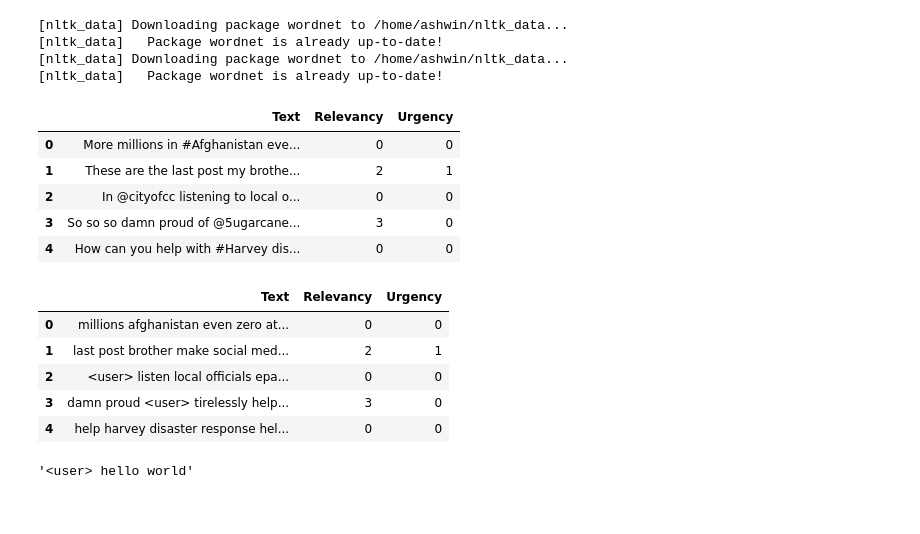
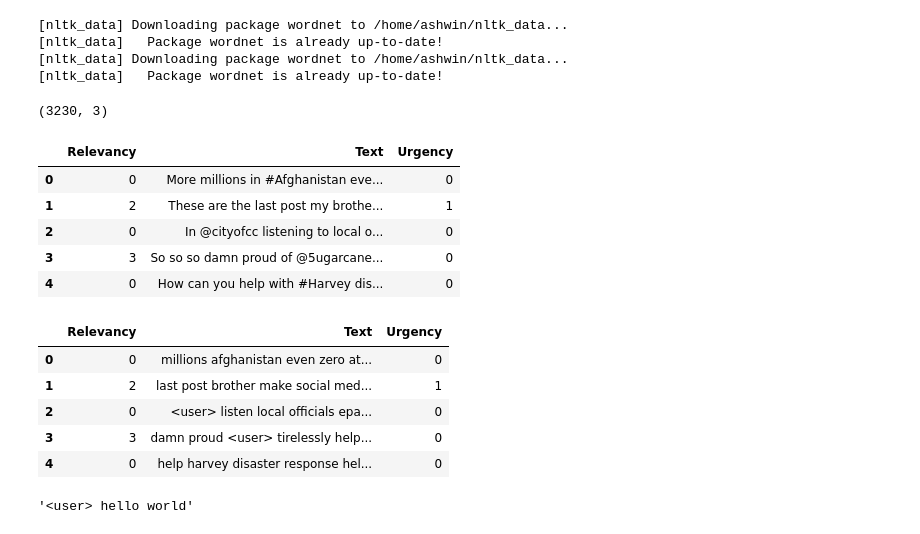
Before and after one commit to shenoy10/Harvey_Machine_Learning, a Jupyter notebook: Embedding_Model.ipynb, the cells around one changed output. Cells and saved outputs as stored; diff of their text form; code cells hidden in the pictures.

Commit message:
mturk preprocessing and updated code to include new mturk tweets

```diff
--- a/Embedding_Model.ipynb
+++ b/Embedding_Model.ipynb
@@ -109,29 +109,35 @@ def process_tweet(tweet, tknzr, sym_spell=None, advanced=False):
 [nltk_data] Downloading package wordnet to /home/ashwin/nltk_data...
 [nltk_data]   Package wordnet is already up-to-date!
 # %%
-df = pd.read_csv('data/labeled_prelim.csv').dropna()
+df = pd.read_csv('data/labeled_prelim.csv').dropna().astype(
+        {'Relevancy':np.int32, 'Urgency':np.int32}).reset_index(drop=True)
 df.pop('Id')
-df = df.astype({'Relevancy':np.int32, 'Urgency':np.int32}).reset_index(drop=True)
+
+df2 = pd.read_csv('data/mturk_results_0-2000_processed.csv')
+df = pd.concat([df, df2], ignore_index=True)
+
+print(df.shape)
 df.head()
 # %% [output]
+(3230, 3)
-|  | Text | Relevancy | Urgency |
-| 0 | More millions in #Afghanistan eve... | 0 | 0 |
-| 1 | These are the last post my brothe... | 2 | 1 |
-| 2 | In @cityofcc listening to local o... | 0 | 0 |
-| 3 | So so so damn proud of @5ugarcane... | 3 | 0 |
-| 4 | How can you help with #Harvey dis... | 0 | 0 |
+|  | Relevancy | Text | Urgency |
+| 0 | 0 | More millions in #Afghanistan eve... | 0 |
+| 1 | 2 | These are the last post my brothe... | 1 |
+| 2 | 0 | In @cityofcc listening to local o... | 0 |
+| 3 | 3 | So so so damn proud of @5ugarcane... | 0 |
+| 4 | 0 | How can you help with #Harvey dis... | 0 |
 # %%
 #sym_spell = create_symspell(2,7,'data/frequency_dictionary_en_82_765.txt')
 tknzr = TweetTokenizer(strip_handles=False, reduce_len=True)
 df['Text'] = df['Text'].map(lambda x: process_tweet(x, tknzr, None, True))
 df.head()
 # %% [output]
-|  | Text | Relevancy | Urgency |
-| 0 | millions afghanistan even zero at... | 0 | 0 |
-| 1 | last post brother make social med... | 2 | 1 |
-| 2 | <user> listen local officials epa... | 0 | 0 |
-| 3 | damn proud <user> tirelessly help... | 3 | 0 |
-| 4 | help harvey disaster response hel... | 0 | 0 |
+|  | Relevancy | Text | Urgency |
+| 0 | 0 | millions afghanistan even zero at... | 0 |
+| 1 | 2 | last post brother make social med... | 1 |
+| 2 | 0 | <user> listen local officials epa... | 0 |
+| 3 | 3 | damn proud <user> tirelessly help... | 0 |
+| 4 | 0 | help harvey disaster response hel... | 0 |
 # %%
 process_tweet('@user #hello world', tknzr, None,True)
 # %% [output]
```
Also changed, not shown: parts of 13 cells of this notebook, 1 other file.
